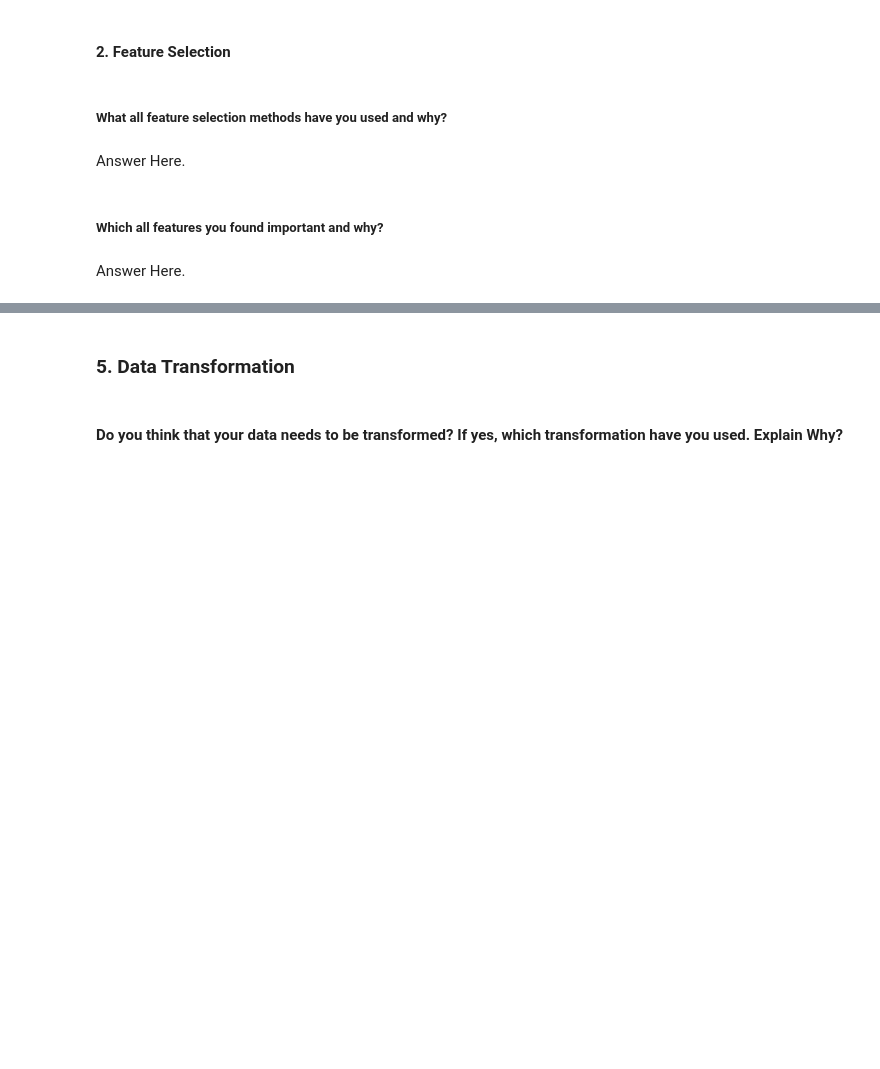
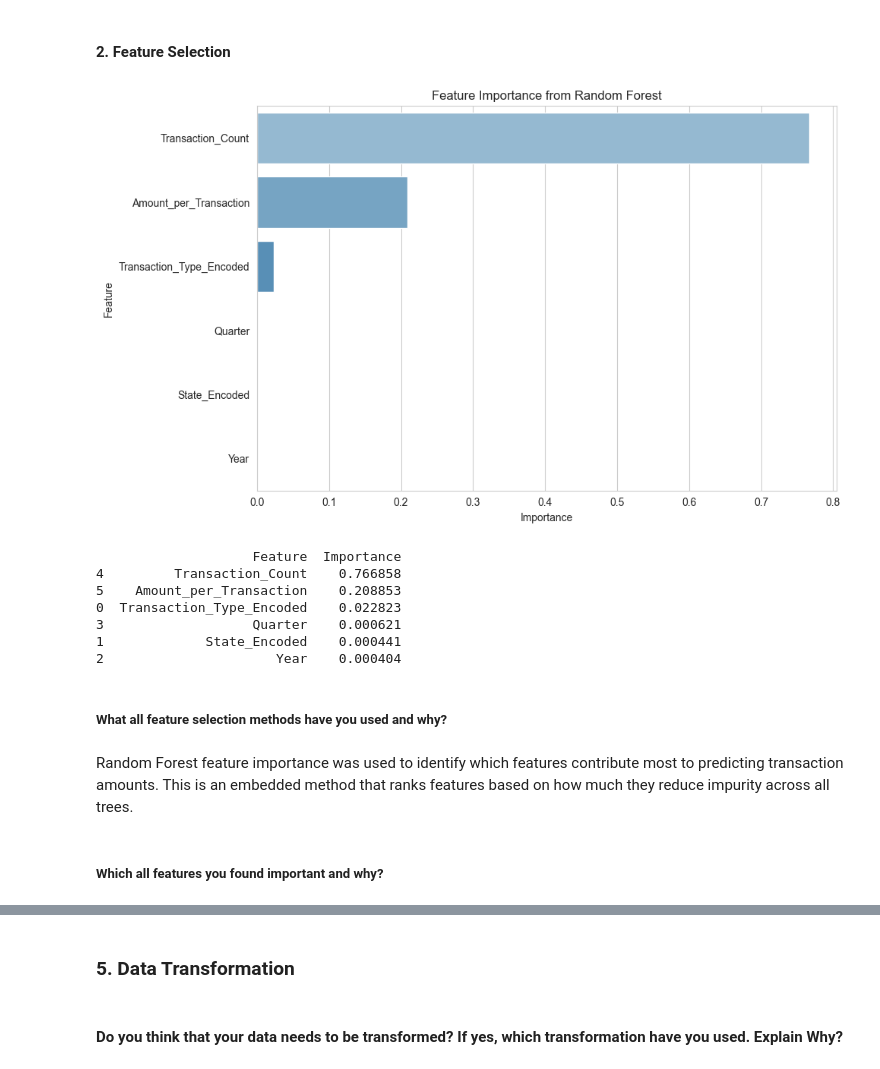
Before and after one commit to sarthak-codes11/-phonepe-transaction-insights, a Jupyter notebook: Sample_ML_Submission_Template-2.ipynb, the cells around one changed output, grey strips where cells are left out. Drawn from its saved outputs; the diff is of its cells as text; code cells hidden in the pictures; blank space fills up the shorter version.

```diff
--- a/Sample_ML_Submission_Template-2.ipynb
+++ b/Sample_ML_Submission_Template-2.ipynb
@@ -1032,0 +1119,13 @@ Answer Here.
+# %%
+# Manipulate Features to minimize feature correlation and create new features
+# create meaningful new features
+df_agg_trans['Amount_per_Transaction'] = (
+    df_agg_trans['Transaction_Amount_Cr'] / df_agg_trans['Transaction_Count'].replace(0, 1)
+)
+
+df_agg_user['Engagement_Rate'] = (
+    df_agg_user['App_Opens'] / df_agg_user['Registered_Users'].replace(0, 1)
+)
+
+print(df_agg_trans[['Amount_per_Transaction']].describe())
+print(df_agg_user[['Engagement_Rate']].describe())
@@ -1037,8 +1153,43 @@ Answer Here.
+# %%
+from sklearn.model_selection import train_test_split
+from sklearn.ensemble import RandomForestRegressor
+
+features = ['Transaction_Type_Encoded', 'State_Encoded', 'Year', 'Quarter',
+            'Transaction_Count', 'Amount_per_Transaction']
+target = 'Transaction_Amount_Cr'
+
+X = df_agg_trans[features]
+y = df_agg_trans[target]
+
+X_train, X_test, y_train, y_test = train_test_split(X, y, test_size=0.2, random_state=42)
+
+rf = RandomForestRegressor(n_estimators=100, random_state=42)
+rf.fit(X_train, y_train)
+
+feature_importance = pd.DataFrame({
+    'Feature': features,
+    'Importance': rf.feature_importances_
+}).sort_values('Importance', ascending=False)
+
+plt.figure(figsize=(10, 6))
+sns.barplot(data=feature_importance, x='Importance', y='Feature', palette='Blues_d')
+plt.title('Feature Importance from Random Forest')
+plt.tight_layout()
+plt.show()
+
+print(feature_importance)
+# %% [output]
+[figure, added]
+                    Feature  Importance
+4         Transaction_Count    0.766858
+5    Amount_per_Transaction    0.208853
+0  Transaction_Type_Encoded    0.022823
+3                   Quarter    0.000621
+1             State_Encoded    0.000441
+2                      Year    0.000404
 # %% [markdown]
 ##### What all feature selection methods have you used  and why?
-# %% [markdown]
-Answer Here.
+# %% [markdown]
+Random Forest feature importance was used to identify which features contribute most to predicting transaction amounts. This is an embedded method that ranks features based on how much they reduce impurity across all trees.
 # %% [markdown]
 ##### Which all features you found important and why?
-# %% [markdown]
-Answer Here.
```
Also changed, not shown: parts of 48 cells of this notebook.
